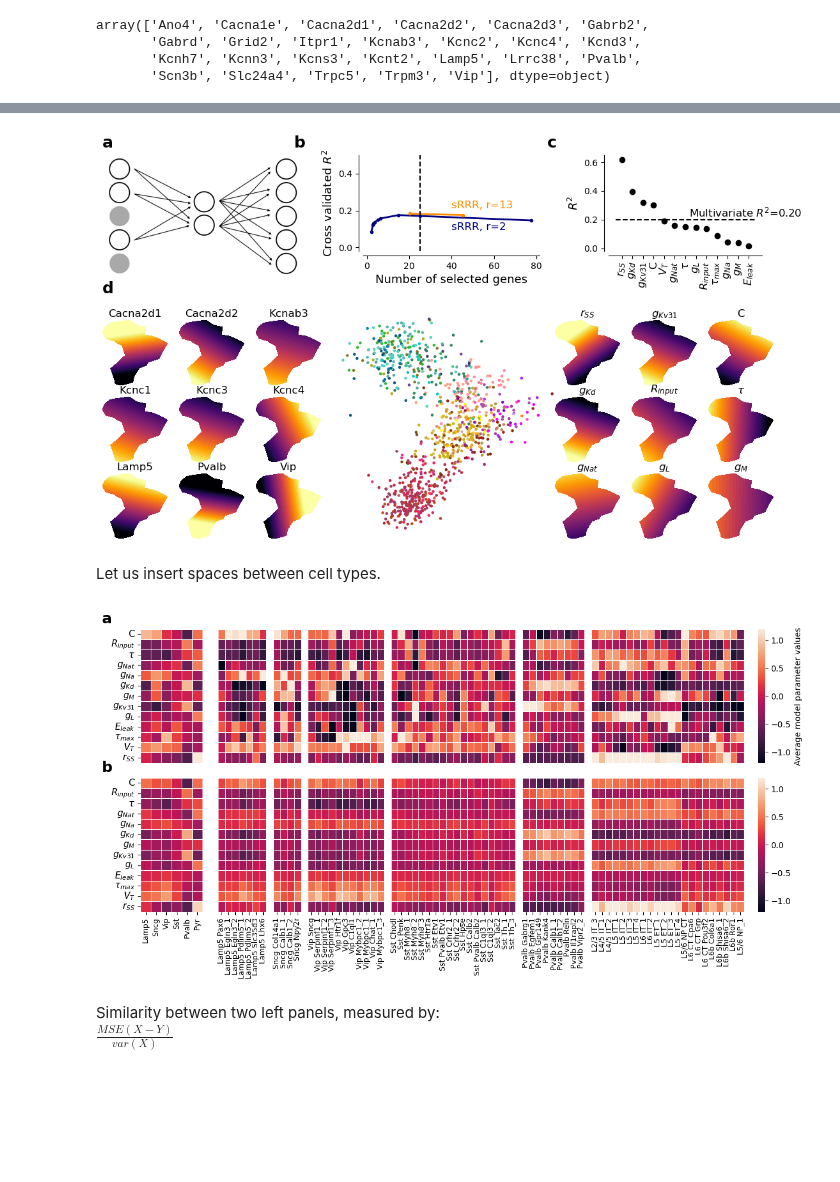
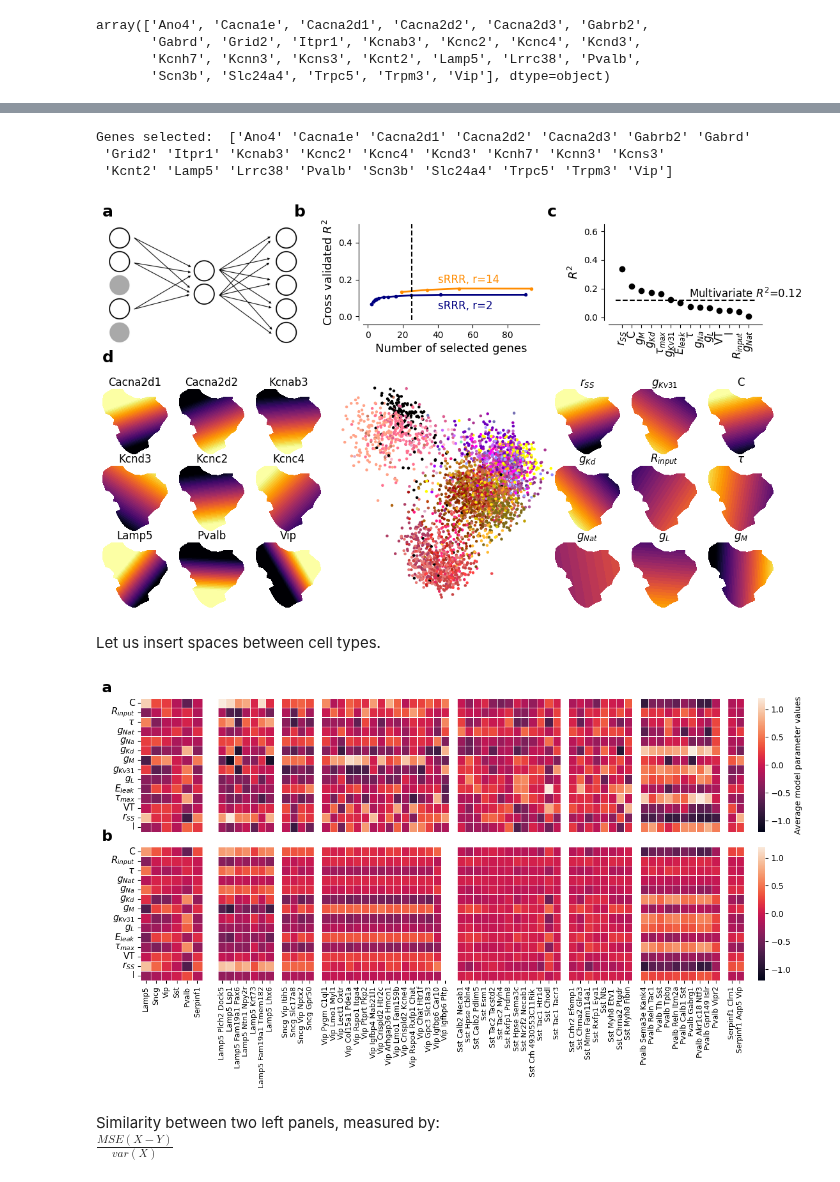
Before and after one commit to berenslab/hh_sbi, a Jupyter notebook: figures/V1/figure_6_and_7.ipynb, the cells around one changed output, grey strips where cells are left out. Cells and saved outputs as stored; diff of their text form; code cells hidden in the pictures; blank space fills up the shorter version.

```diff
--- a/figures/V1/figure_6_and_7.ipynb
+++ b/figures/V1/figure_6_and_7.ipynb
@@ -68,7 +68,7 @@ v1_genes.shape
 (4107, 45768)
 # %%
 model_param_names = np.array(['C', r'$R_{input}$', r'$\tau$', r'$g_{Nat}$', r'$g_{Na}$', r'$g_{Kd}$', r'$g_{M}$',
-                         r'$g_{Kv31}$', r'$g_{L}$', r'$E_{leak}$', r'$\tau_{max}$', 'VT', 'rate_to_SS_factor', 'I'])
+                         r'$g_{Kv31}$', r'$g_{L}$', r'$E_{leak}$', r'$\tau_{max}$', 'VT', r'$r_{SS}$', 'I'])
 prior_min = [0.1,  20,  0.1,    0,        0,      0,      0,      0,      0, -130,    50,    -90,   0.1,   20]
 prior_max = [15,   1000,   70,   250,     100,      30,    3,     250,     3,  -50,  4000,   -35,    3,   870]
 # %% [markdown]
@@ -676,6 +631,13 @@ def create_figure_6(fig):
         ax_sRRR_genes,
         ax_sRRR_model_params,
     )
+# %%
+# genes selected:
+print('Genes selected: ', gene_names[w.sum(axis=1)!=0])
+# %% [output]
+Genes selected:  ['Ano4' 'Cacna1e' 'Cacna2d1' 'Cacna2d2' 'Cacna2d3' 'Gabrb2' 'Gabrd'
+ 'Grid2' 'Itpr1' 'Kcnab3' 'Kcnc2' 'Kcnc4' 'Kcnd3' 'Kcnh7' 'Kcnn3' 'Kcns3'
+ 'Kcnt2' 'Lamp5' 'Lrrc38' 'Pvalb' 'Scn3b' 'Slc24a4' 'Trpc5' 'Trpm3' 'Vip']
 # %%
 fig = plt.figure(figsize=(12, 6))
 
@@ -688,8 +650,8 @@ fig = plt.figure(figsize=(12, 6))
     ax_sRRR_model_params,
 ) = create_figure_6(fig)
 
-img_file = os.listdir("sRRR_sketch/")[0]
-img = mpimg.imread("sRRR_sketch/" + img_file)
+img_file = os.listdir("../sRRR_sketch/")[0]
+img = mpimg.imread("../sRRR_sketch/" + img_file)
 
 ax_sRRR_schema.imshow(img)
 ax_sRRR_schema.set_xticks([])
@@ -699,7 +661,7 @@ sns.despine(ax=ax_sRRR_schema, left=True, bottom=True)
 dims_to_show = [2, 5, 6, 12]
 
 ax_sRRR_cv.plot(n_2, cr_2, ".-", linewidth=2, color="navy")
-ax_sRRR_cv.plot(n_13[1:], cr_13[1:], ".-", linewidth=2, color="darkorange")
+ax_sRRR_cv.plot(n_14[1:], cr_14[1:], ".-", linewidth=2, color="darkorange")
 ax_sRRR_cv.set_ylim([-0.02, 0.5])
 ax_sRRR_cv.set_xlabel("Number of selected genes", fontsize=13)
 ax_sRRR_cv.set_ylabel(r"Cross validated $R^2$", fontsize=13)
@@ -711,7 +673,7 @@ ax_sRRR_cv.vlines(
     color="black",
 )
 ax_sRRR_cv.annotate(
-    "sRRR, r=13", (40, np.max(cr_13) + 0.03), fontsize=12, color="darkorange"
+    "sRRR, r=14", (40, np.max(cr_14) + 0.03), fontsize=12, color="darkorange"
 )
 ax_sRRR_cv.annotate("sRRR, r=2", (40, np.max(cr_2) - 0.08), fontsize=12, color="navy")
 
@@ -744,12 +706,12 @@ adjust_spines(ax_sRRR_pred, ["bottom", "left"])
 ax_sRRR_pred.set_xticklabels(model_param_names[order], rotation=90, fontsize=12)
 
 
-ax_sRRR_latent.scatter((G @ w)[:, 1], (G @ w)[:, 0], s=5, c=colors)
+ax_sRRR_latent.scatter((G @ w)[:, 1], (G @ w)[:, 0], s=5, c=colors[non_nans])
 ax_sRRR_latent.set_xticks([])
 ax_sRRR_latent.set_yticks([])
 sns.despine(ax=ax_sRRR_latent, left=True, bottom=True)
 
-gene_indices_for_visualization = [0, 1, 7, 8, 9, 10, 15, 18, 24]
+gene_indices_for_visualization = [2, 3, 9, 12, 10, 11, 17, 19, 24]
 
 for i, ax in enumerate(ax_sRRR_genes.reshape(-1)):
     latent_space_genes_sRRR(
@@ -757,7 +719,7 @@ for i, ax in enumerate(ax_sRRR_genes.reshape(-1)):
     )
     sns.despine(ax=ax, left=True, bottom=True)
 
-model_param_names_indices_for_visualization = [-1, 7, 0, 5, 1, 2, 3, 8, 6]
+model_param_names_indices_for_visualization = [-2, 7, 0, 5, 1, 2, 3, 8, 6]
 
 for i, ax in enumerate(ax_sRRR_model_params.reshape(-1)):
     latent_space_ephys_sRRR(
@@ -775,10 +737,10 @@ fig.text(0.25, 1.02, "b", fontsize=18, fontweight="bold")
 fig.text(0.58, 1.02, "c", fontsize=18, fontweight="bold")
 fig.text(0, 0.64, "d", fontsize=18, fontweight="bold")
 
-plt.savefig("figure_6.png", bbox_inches="tight", pad_inches=0)
-plt.savefig("figure_6.pdf", bbox_inches="tight", pad_inches=0)
+plt.savefig("figure_6_V1.png", bbox_inches="tight", pad_inches=0)
+plt.savefig("figure_6_V1.pdf", bbox_inches="tight", pad_inches=0)
 # %% [output]
-[figure, old version]
+[figure, new version]
 # %%
 def create_figure_7(fig):
     if fig is None:
@@ -797,8 +759,8 @@ Let us insert spaces between cell types.
 # %%
 df_ttype_c = df_ttype.copy()
 df_ttype_sRRR_c = df_ttype_sRRR.copy()
-spots_to_insert_blanks = [7, 12, 24, 43, 53]
-for i in [7, 12, 24, 43, 53]:
+spots_to_insert_blanks = [7, 12, 29, 43, 52,63]
+for i in [7, 12, 29, 43, 52,63]:
     df_ttype_c.insert(i, i, 0)
     df_ttype_sRRR_c.insert(i, i, 0)
 mask = np.zeros_like(df_ttype_c.values, dtype=bool)
@@ -834,7 +796,7 @@ sns.heatmap(
 ax_df_npen_ttype.set_xticks([])
 ax_df_npen_fam.set_xticks([])
 ax_df_npen_fam.set_yticks(
-    [0.5, 1.5, 2.5, 3.5, 4.5, 5.5, 6.5, 7.5, 8.5, 9.5, 10.5, 11.5, 12.5]
+    [0.5, 1.5, 2.5, 3.5, 4.5, 5.5, 6.5, 7.5, 8.5, 9.5, 10.5, 11.5, 12.5, 13.5]
 )
 ax_df_npen_fam.set_yticklabels(model_param_names, fontsize=11)
 ax_df_npen_ttype.collections[0].colorbar.set_label(
@@ -851,38 +813,38 @@ sns.heatmap(
     cbar=False,
     ax=ax_df_sRRR_fam,
 )
 sns.heatmap(
     df_ttype_sRRR_c,
     mask=mask,
     xticklabels=True,
     linewidth=0.5,
     yticklabels=[],
     vmin=-1.2,
     vmax=1.2,
     ax=ax_df_sRRR_ttype,
     cbar_kws={"anchor": (-0.2, 0.5)},
 )
 ax_df_sRRR_fam.set_xticklabels(
     ax_df_sRRR_fam.get_xticklabels(), fontsize=9, rotation=90
 )
 ax_df_sRRR_ttype.set_xticklabels(
     ax_df_sRRR_ttype.get_xticklabels(), fontsize=9, rotation=90
 )
 ax_df_sRRR_fam.set_yticks(
-    [0.5, 1.5, 2.5, 3.5, 4.5, 5.5, 6.5, 7.5, 8.5, 9.5, 10.5, 11.5, 12.5]
+    [0.5, 1.5, 2.5, 3.5, 4.5, 5.5, 6.5, 7.5, 8.5, 9.5, 10.5, 11.5, 12.5, 13.5]
 )
 ax_df_sRRR_fam.set_yticklabels(model_param_names, fontsize=11)
 ax_df_sRRR_ttype.set_xticks(
-    np.delete(ax_df_sRRR_ttype.get_xticks(), [7, 12, 24, 43, 53])
+    np.delete(ax_df_sRRR_ttype.get_xticks(), [7, 12, 29, 43, 52, 63])
 )
 
 fig.text(0, 0.97, "a", fontsize=18, fontweight="bold")
 fig.text(0, 0.47, "b", fontsize=18, fontweight="bold")
 
-plt.savefig("figure_7.png", bbox_inches="tight", pad_inches=0)
-plt.savefig("figure_7.pdf", bbox_inches="tight", pad_inches=0)
+plt.savefig("figure_7_V1.png", bbox_inches="tight", pad_inches=0)
+plt.savefig("figure_7_V1.pdf", bbox_inches="tight", pad_inches=0)
 # %% [output]
-[figure, old version]
+[figure, new version]
 # %% [markdown]
 Similarity between two left panels, measured by: <br>
 $\frac{MSE(X-Y)}{var(X)}$
```
Also changed, not shown: parts of 45 cells of this notebook, 4 other files.
